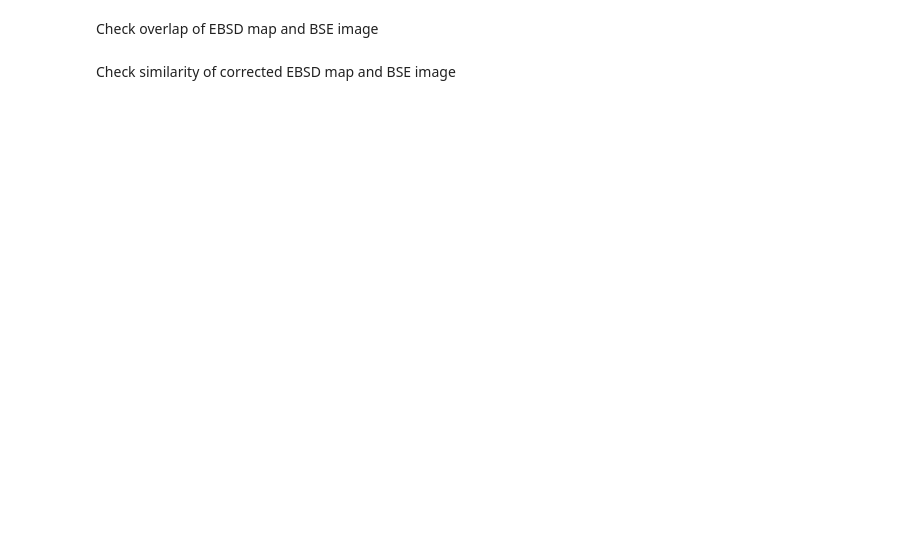
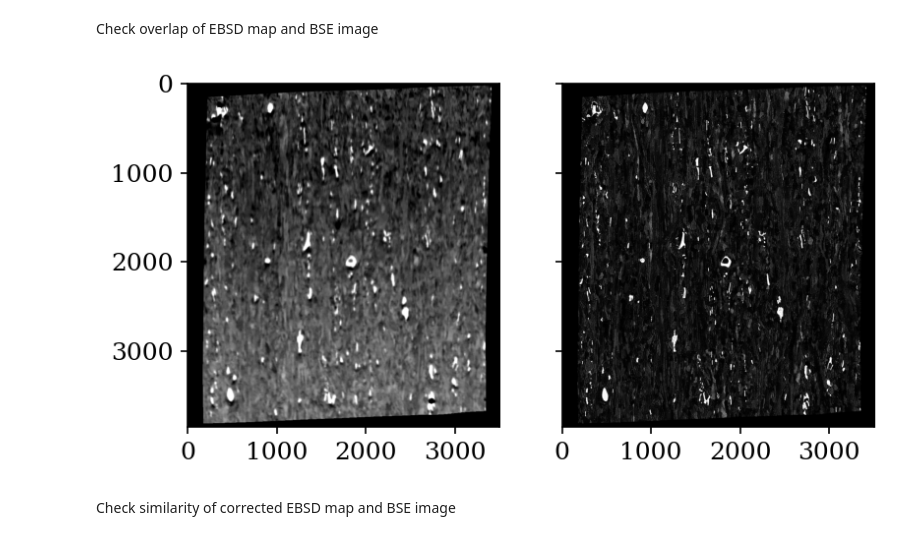
Before and after one commit to hakonanes/correlated-grains-particles-workflow, a Jupyter notebook: notebooks/image_registration.ipynb, the cells around one changed output. Saved outputs shown, nothing was run; the diff lists cells and outputs as text; code cells hidden in the pictures; blank space fills up the shorter version.

```diff
--- a/notebooks/image_registration.ipynb
+++ b/notebooks/image_registration.ipynb
@@ -249,3 +252,9 @@ bse2[~mask2] = 0
+# %%
+fig, ax = plt.subplots(ncols=2, sharex=True, sharey=True)
+ax[0].imshow(ebsd_correct3, cmap="gray")
+ax[1].imshow(bse2, cmap="gray");
+# %% [output]
+[figure, added]
 # %% [markdown]
 Check similarity of corrected EBSD map and BSE image
 # %%
```
Also changed, not shown: parts of 20 cells of this notebook, 6 other files.
